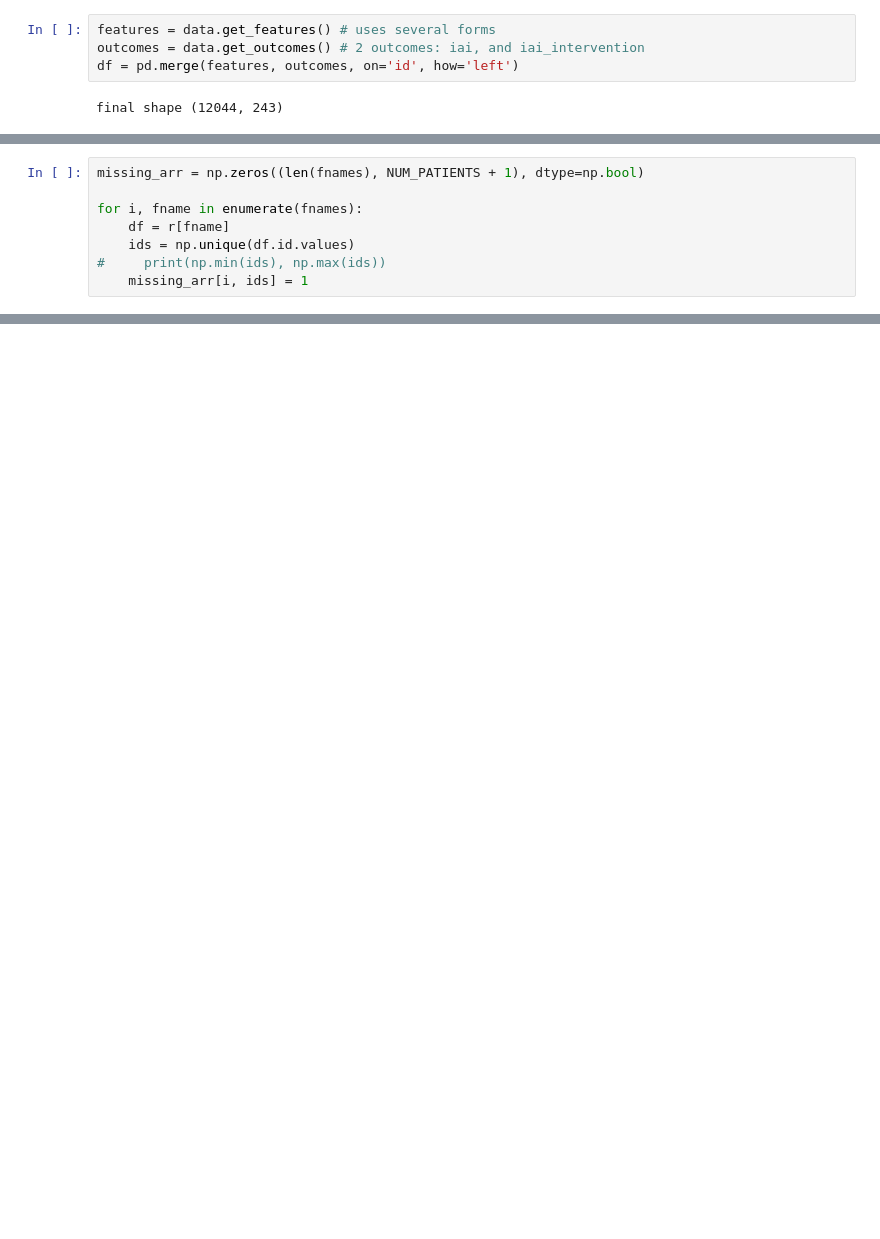
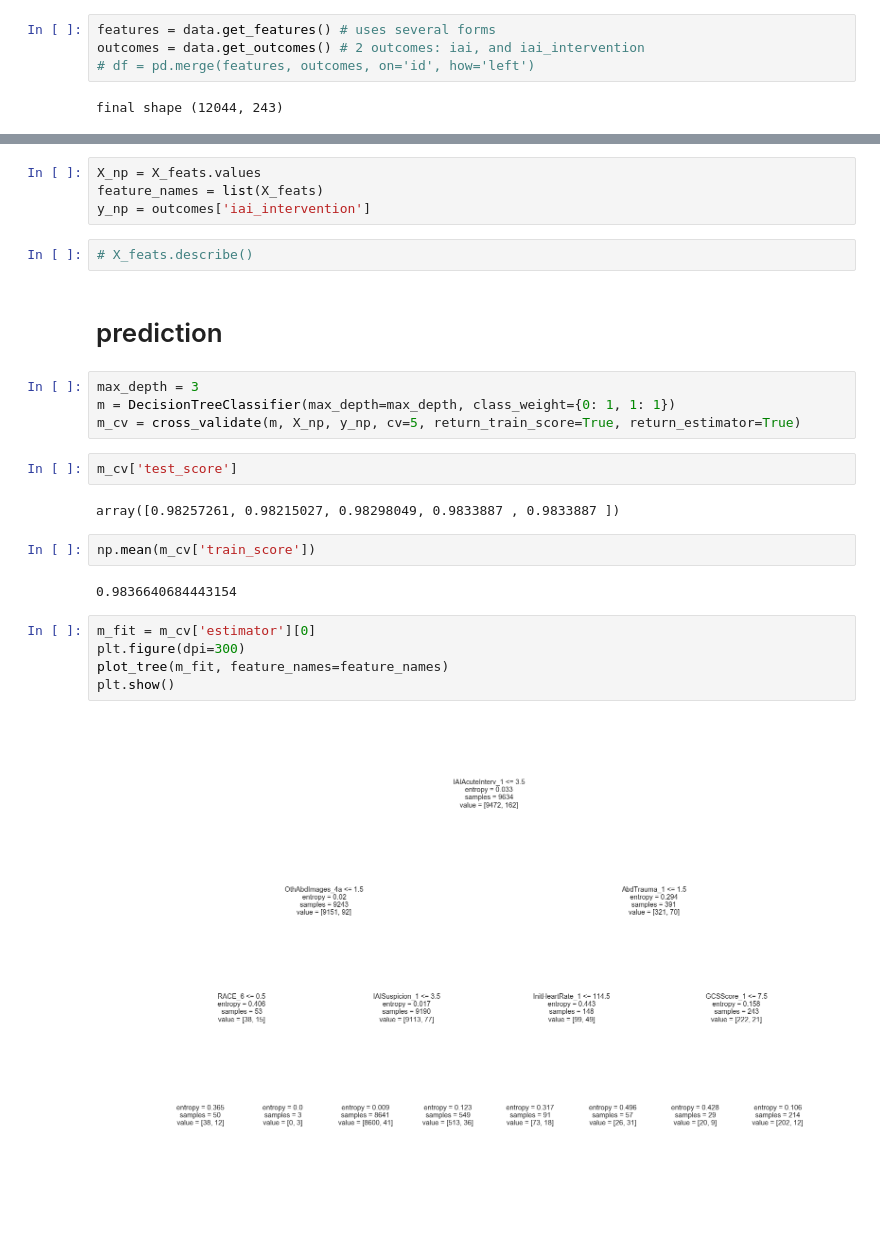
Before and after one commit to csinva/iai-clinical-decision-rule, a Jupyter notebook: preprocessing.ipynb, the cells around one changed output, grey strips where cells are left out. Saved outputs shown, nothing was run; the diff lists cells and outputs as text; blank space fills up the shorter version.

```diff
--- a/preprocessing.ipynb
+++ b/preprocessing.ipynb
@@ -22,6 +26,6 @@ NUM_PATIENTS = 12044
 # %%
 features = data.get_features() # uses several forms
 outcomes = data.get_outcomes() # 2 outcomes: iai, and iai_intervention
-df = pd.merge(features, outcomes, on='id', how='left')
+# df = pd.merge(features, outcomes, on='id', how='left')
 # %% [output]
 final shape (12044, 243)
@@ -30,8 +31,0 @@ final shape (12044, 243)
-# %%
-missing_arr = np.zeros((len(fnames), NUM_PATIENTS + 1), dtype=np.bool)
-
-for i, fname in enumerate(fnames):
-    df = r[fname]
-    ids = np.unique(df.id.values)
-#     print(np.min(ids), np.max(ids))
-    missing_arr[i, ids] = 1
@@ -104,0 +98,27 @@ plt.show()
+# %%
+X_np = X_feats.values
+feature_names = list(X_feats)
+y_np = outcomes['iai_intervention']
+# %%
+# X_feats.describe()
+# %% [markdown]
+# prediction
+# %%
+max_depth = 3
+m = DecisionTreeClassifier(max_depth=max_depth, class_weight={0: 1, 1: 1})
+m_cv = cross_validate(m, X_np, y_np, cv=5, return_train_score=True, return_estimator=True)
+# %%
+m_cv['test_score']
+# %% [output]
+array([0.98257261, 0.98215027, 0.98298049, 0.9833887 , 0.9833887 ])
+# %%
+np.mean(m_cv['train_score'])
+# %% [output]
+0.9836640684443154
+# %%
+m_fit = m_cv['estimator'][0]
+plt.figure(dpi=300)
+plot_tree(m_fit, feature_names=feature_names)
+plt.show()
+# %% [output]
+[figure, added]
```
Also changed, not shown: parts of 16 cells of this notebook, 4 other files.
